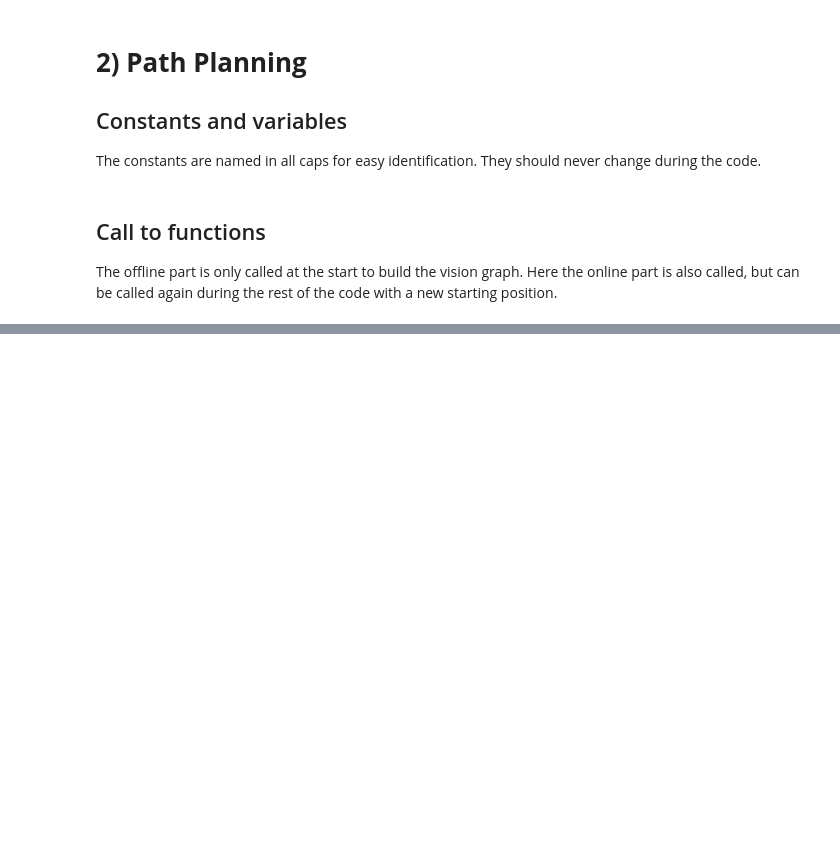
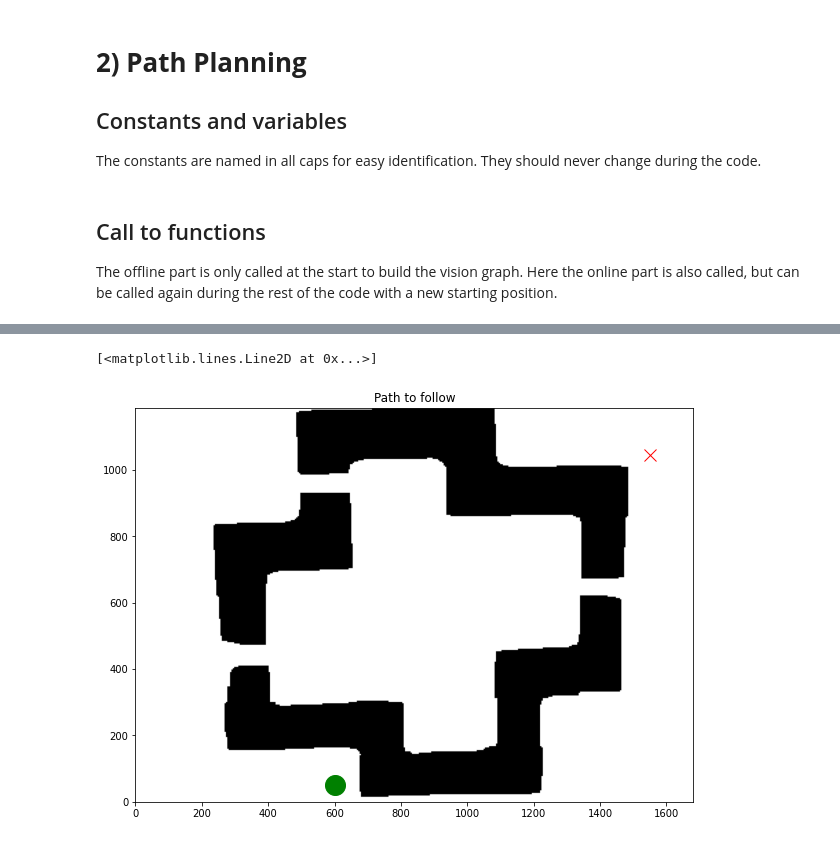
Before and after one commit to vphilippoz/MobileRobotics, a Jupyter notebook: main.ipynb, the cells around one changed output, grey strips where cells are left out. Saved outputs shown, nothing was run; the diff lists cells and outputs as text; code cells hidden in the pictures; blank space fills up the shorter version.

```diff
--- a/main.ipynb
+++ b/main.ipynb
@@ -93,0 +92,10 @@ path, inObstacle = PathPlanning_online(graph_name, start, goal, savePath, RADIUS
+# %%
+img = cv2.imread(savePath)
+fig = plt.figure(figsize=(10,10))
+plt.title("Path to follow")
+plt.imshow(img, aspect = 'equal',origin = 'lower')
+plt.plot(start[0], start[1], color = 'green', markersize=RADIUS/2 ,marker='o')
+plt.plot(goal[0], goal[1], color = 'red', markersize=12 ,marker='x')
+# %% [output]
+[<matplotlib.lines.Line2D at 0x...>]
+[figure, added]
```
Also changed, not shown: parts of 2 cells of this notebook, 1 other file.
